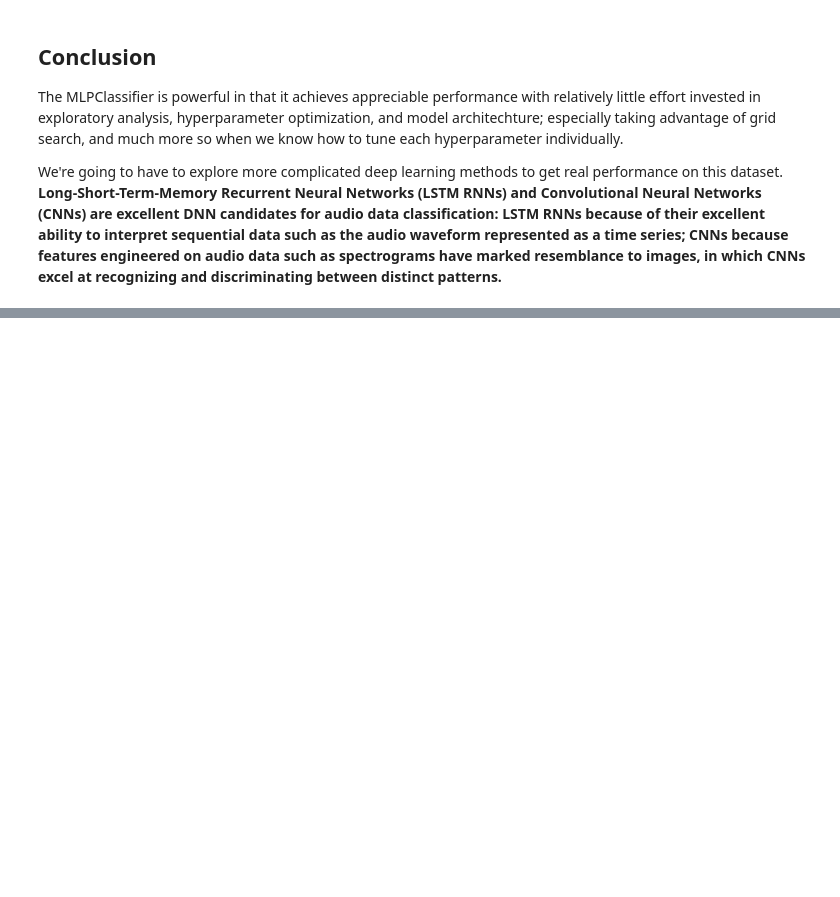
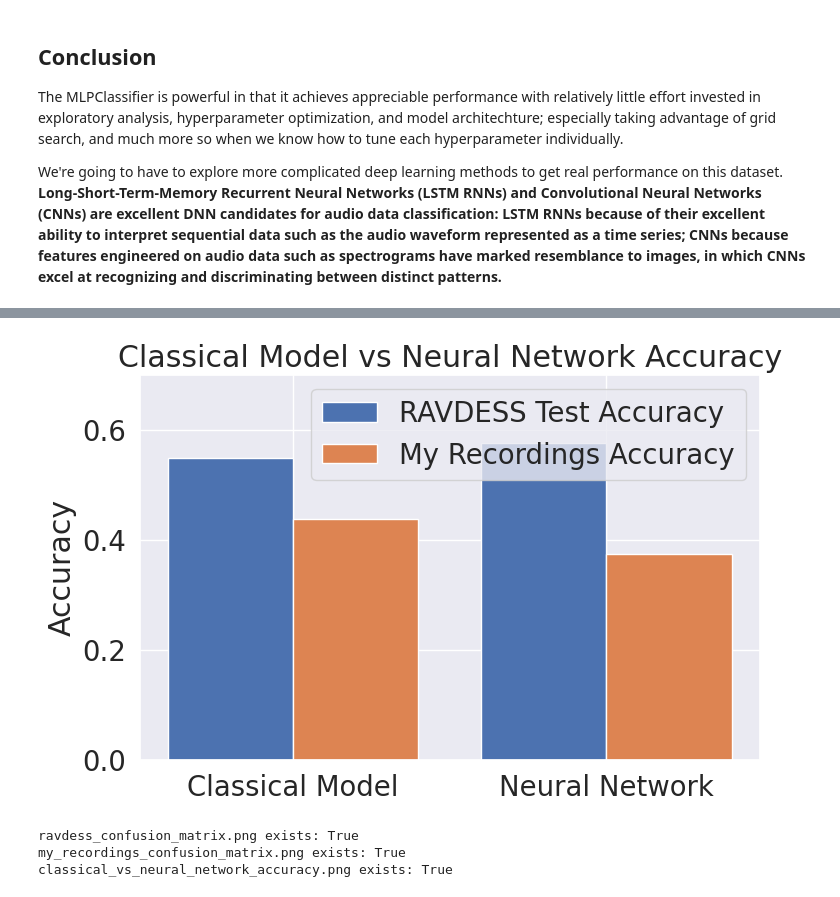
Before and after one commit to Melt123123/Week4-NeuralNetworks, a Jupyter notebook: Week4__Neural_Networks.ipynb, the cells around one changed output, grey strips where cells are left out. Drawn from its saved outputs; the diff is of its cells as text; code cells hidden in the pictures; blank space fills up the shorter version.

```diff
--- a/Week4__Neural_Networks.ipynb
+++ b/Week4__Neural_Networks.ipynb
@@ -783,0 +1062,38 @@ We're going to have to explore more complicated deep learning methods to get rea
+# %%
+import matplotlib.pyplot as plt
+
+models = ['Classical Model', 'Neural Network']
+ravdess_acc = [0.5486, 0.5764]
+my_recording_acc = [0.4375, 0.3750]
+
+x = range(len(models))
+
+plt.figure(figsize=(8,5))
+plt.bar([i - 0.2 for i in x], ravdess_acc, width=0.4, label='RAVDESS Test Accuracy')
+plt.bar([i + 0.2 for i in x], my_recording_acc, width=0.4, label='My Recordings Accuracy')
+
+plt.xticks(x, models)
+plt.ylabel('Accuracy')
+plt.title('Classical Model vs Neural Network Accuracy')
+plt.ylim(0, 0.7)
+plt.legend()
+
+plt.savefig("classical_vs_neural_network_accuracy.png", dpi=300, bbox_inches="tight")
+plt.show()
+# %% [output]
+[figure, added]
+# %%
+import os
+
+files_to_check = [
+    "ravdess_confusion_matrix.png",
+    "my_recordings_confusion_matrix.png",
+    "classical_vs_neural_network_accuracy.png"
+]
+
+for f in files_to_check:
+    print(f, "exists:", os.path.exists(f))
+# %% [output]
+ravdess_confusion_matrix.png exists: True
+my_recordings_confusion_matrix.png exists: True
+classical_vs_neural_network_accuracy.png exists: True
```
Also changed, not shown: parts of 20 cells of this notebook.
